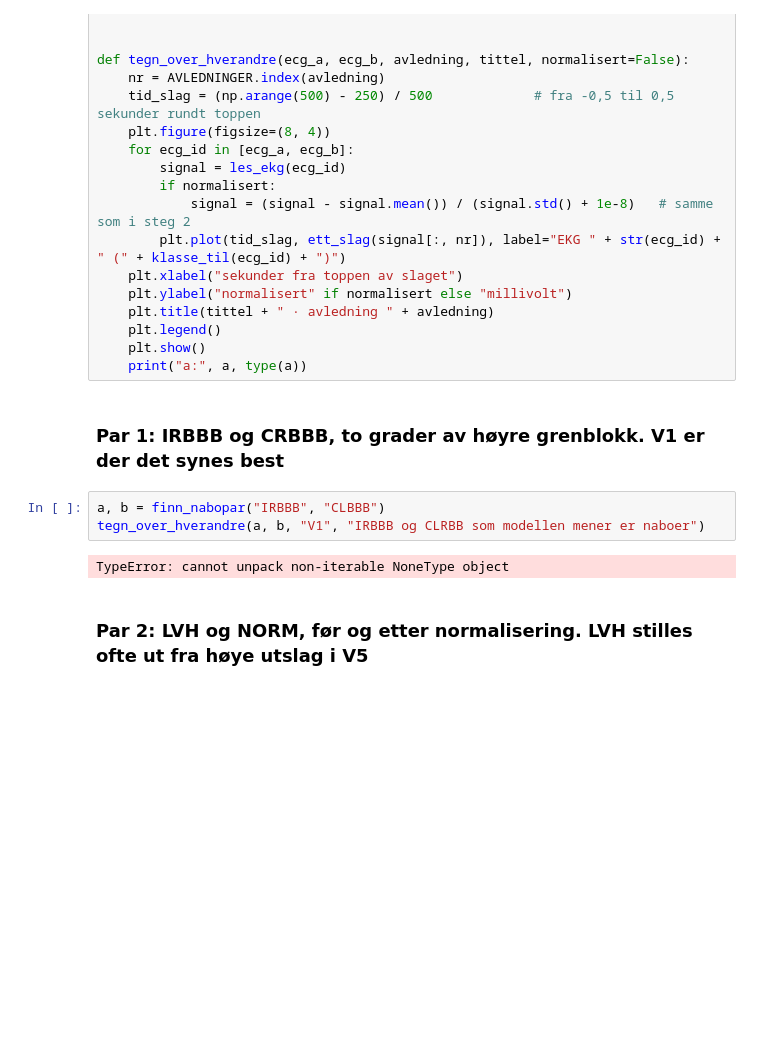
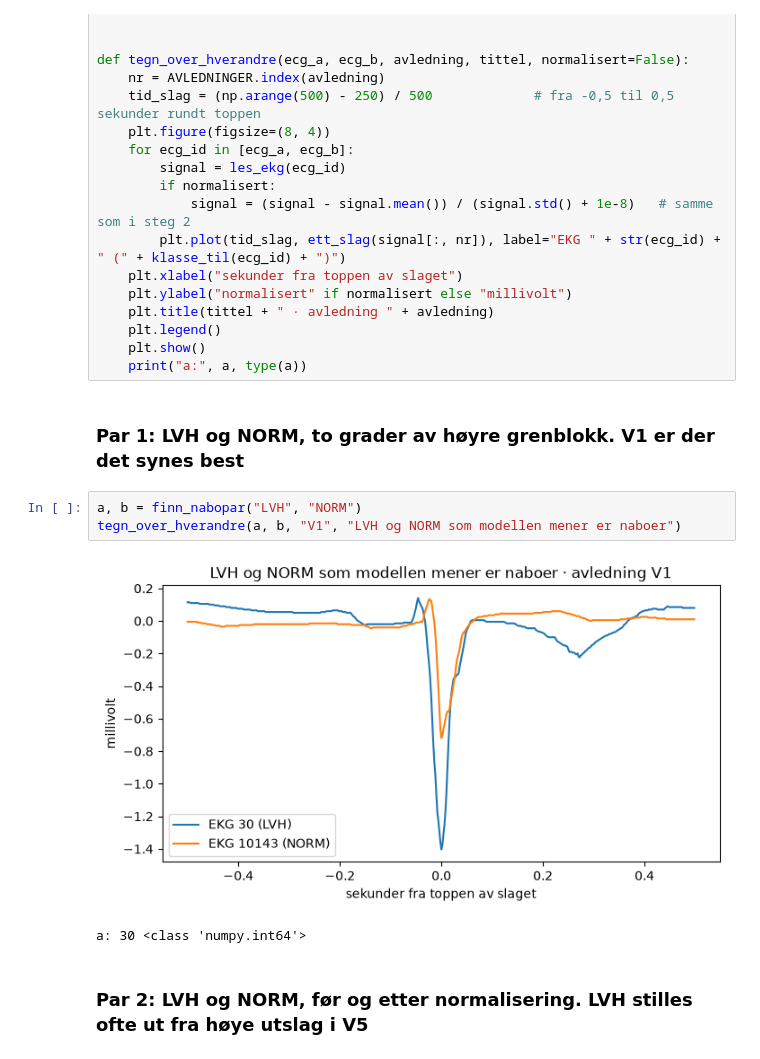
Before and after one commit to Fisker1/dat305-prosjekt6-ecg, a Jupyter notebook: 3_analyse.ipynb, the cells around one changed output. Cells and saved outputs as stored; diff of their text form; blank space fills up the shorter version.

```diff
--- a/3_analyse.ipynb
+++ b/3_analyse.ipynb
@@ -297,12 +297,13 @@ def tegn_over_hverandre(ecg_a, ecg_b, avledning, tittel, normalisert=False):
     plt.show()
     print("a:", a, type(a))
 # %% [markdown]
-### Par 1: IRBBB og CRBBB, to grader av høyre grenblokk. V1 er der det synes best
+### Par 1: LVH og NORM, to grader av høyre grenblokk. V1 er der det synes best
 # %%
-a, b = finn_nabopar("IRBBB", "CLBBB")
-tegn_over_hverandre(a, b, "V1", "IRBBB og CLRBB som modellen mener er naboer")
+a, b = finn_nabopar("LVH", "NORM")
+tegn_over_hverandre(a, b, "V1", "LVH og NORM som modellen mener er naboer")
 # %% [output]
+[figure, added]
-TypeError: cannot unpack non-iterable NoneType object
+a: 30 <class 'numpy.int64'>
 # %% [markdown]
 ### Par 2: LVH og NORM, før og etter normalisering. LVH stilles ofte ut fra høye utslag i V5
 # %%
```
Also changed, not shown: parts of 5 cells of this notebook.
